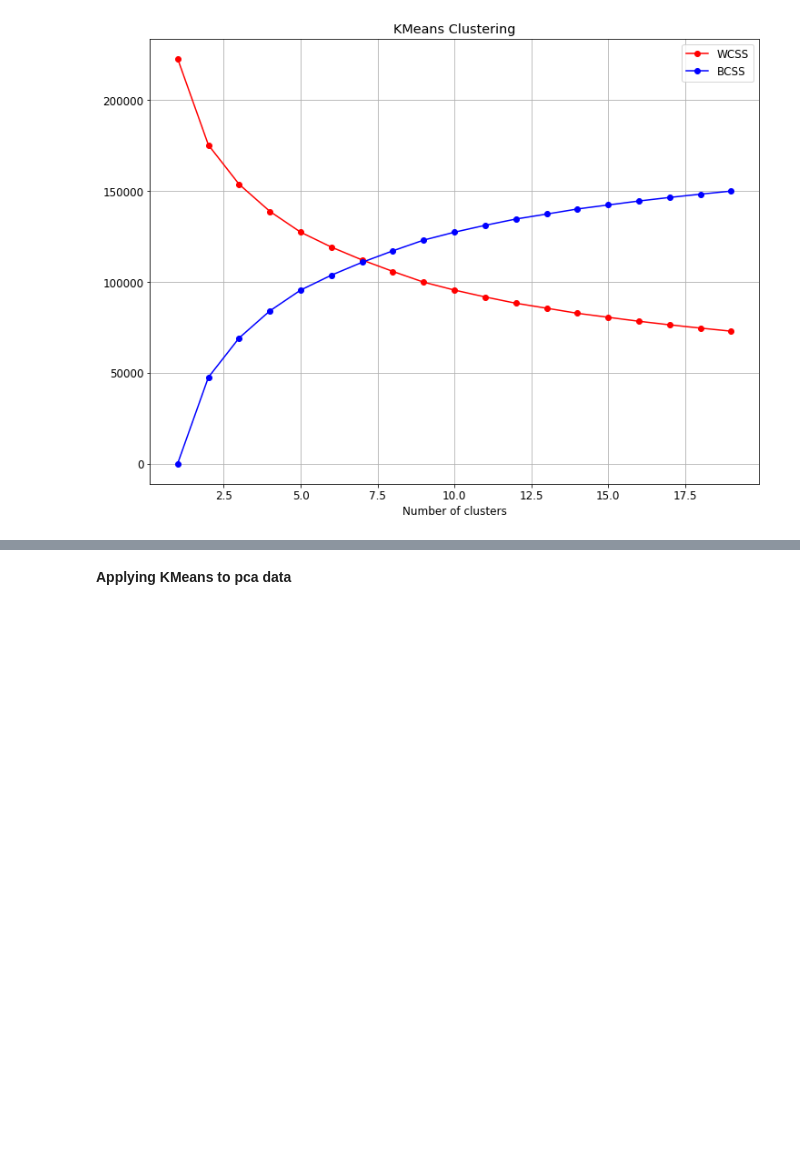
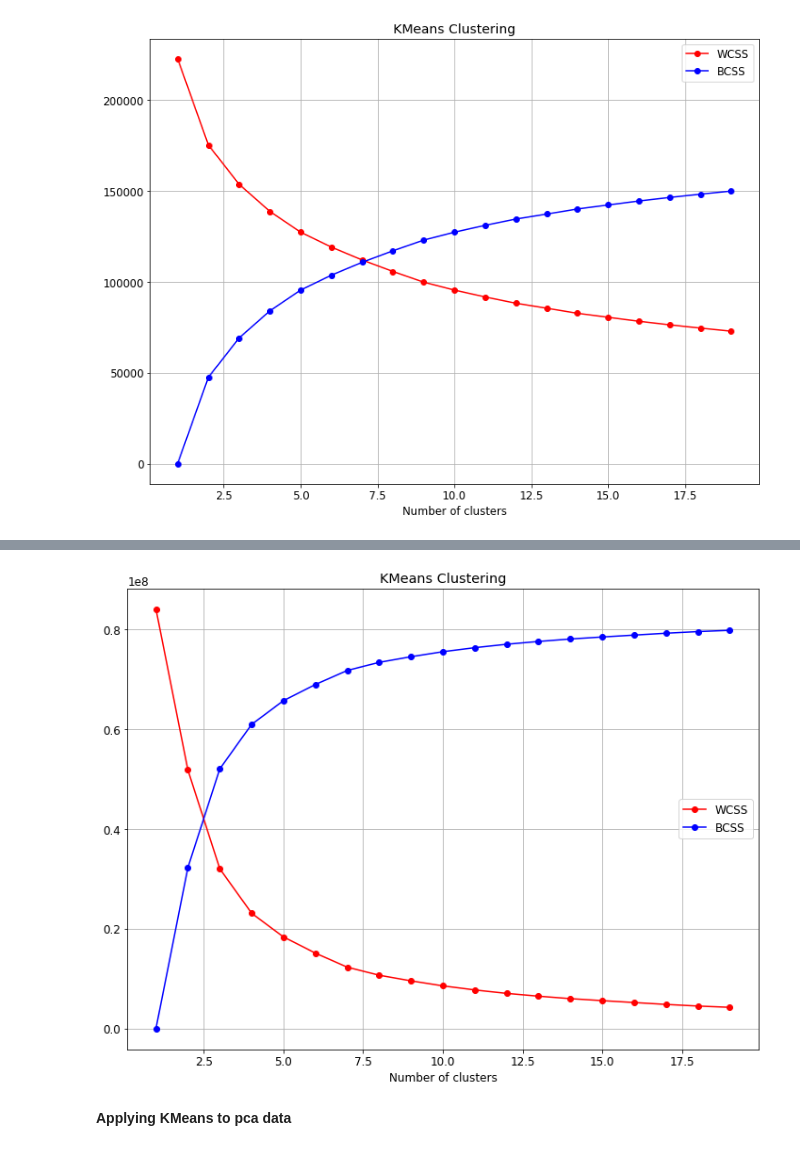
Before and after one commit to STASYA00/DS-DS, a Jupyter notebook: Notebooks/Traffic-TRAFFIC.ipynb, the cells around one changed output, grey strips where cells are left out. Saved outputs shown, nothing was run; the diff lists cells and outputs as text; code cells hidden in the pictures; blank space fills up the shorter version.

```diff
--- a/Notebooks/Traffic-TRAFFIC.ipynb
+++ b/Notebooks/Traffic-TRAFFIC.ipynb
@@ -260,3 +275,8 @@ KneeElbowAnalysis(x, max_k = 20)
+# %%
+x = rows_tsne
+KneeElbowAnalysis(x, max_k = 20)
+# %% [output]
+[figure, added]
 # %% [markdown]
 **Applying KMeans to pca data**
 # %%
```
Also changed, not shown: parts of 9 cells of this notebook.
